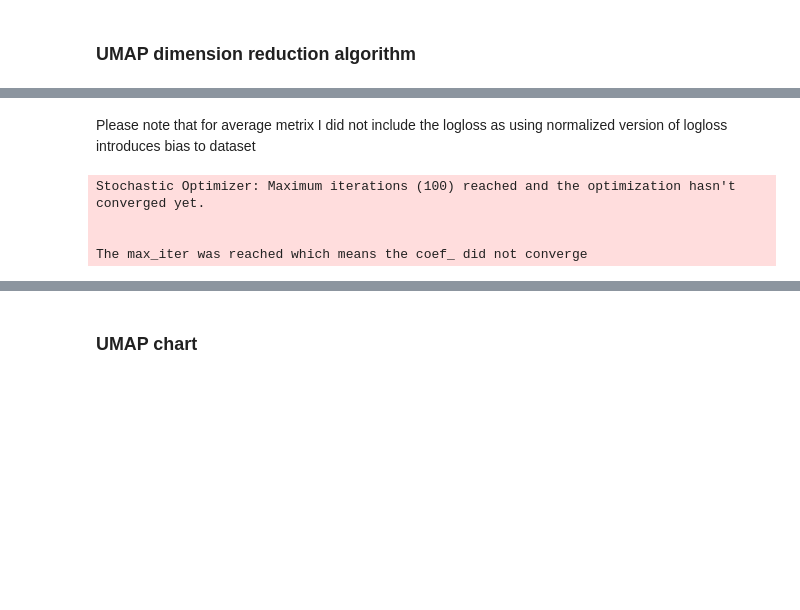
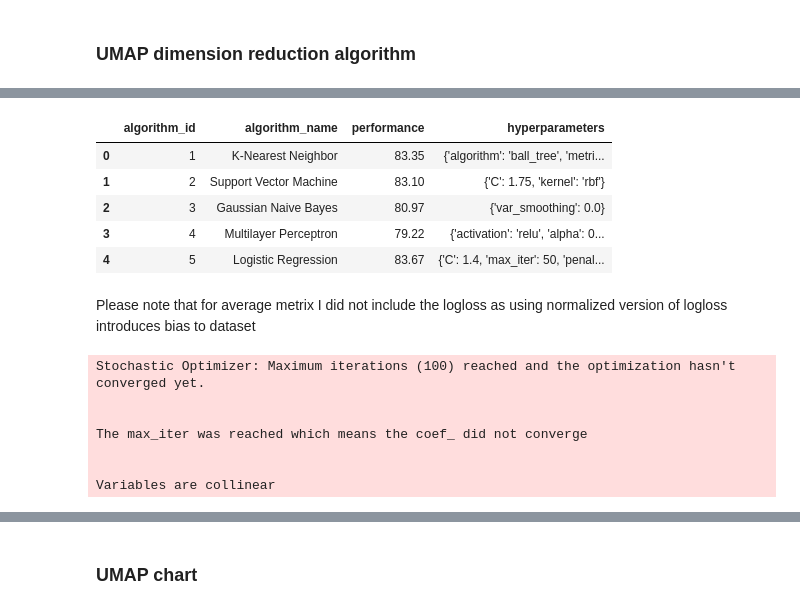
Before and after one commit to iploshchik/MetaStackVis, a Jupyter notebook: 2dv50e.ipynb, the cells around one changed output, grey strips where cells are left out. Cells and saved outputs as stored; diff of their text form; code cells hidden in the pictures; blank space fills up the shorter version.

Commit message:
added UMAP for metrics

```diff
--- a/2dv50e.ipynb
+++ b/2dv50e.ipynb
@@ -52,7 +54,7 @@ x_train = pd.DataFrame(df_source_scaled, columns=df_source.columns)
 ### UMAP dimension reduction algorithm
 # %%
 # UMAP function
-def umap_model (df_prob = df_probabilities, df_mod = df_model, parameter_umap_n_neighbors = 10, parameter_umap_min_dist = 0.5,
+def umap_model (df_prob = df_probabilities, df_mod = df_model, parameter_umap_n_neighbors = 20, parameter_umap_min_dist = 0.5,
                 parameter_umap_metric = 'euclidean'):
 
         algos = {1:'K-Nearest Neighbor', 2:'Support Vector Machine', 3:'Gaussian Naive Bayes', 4:'Multilayer Perceptron', 5:'Logistic Regression',
@@ -124,0 +126,9 @@ The plan is to extract hyperparameters from the best performing model per algori
+# %%
+def best_params(df_umap):
+   # Select hyperparameters for best model in each algorithm
+    df_umap_best = df_umap.groupby('algorithm_id').apply(lambda x: x.sort_values('performance', ascending=False).iloc[0])
+    # reset algorithm_nr as  index
+    df_umap_best = df_umap_best.reset_index(drop=True)
+    # keep only algorithm number, name, performance and hyperparameters
+    df_umap_best = df_umap_best[['algorithm_id', 'algorithm_name', 'performance', 'hyperparameters']]
+    return df_umap_best
@@ -180,0 +241,11 @@ Define base layer estimators (one per algorithm)
+# %%
+# Exctrude the top models from the dataframe with the respective hyperparameters
+meta_params = best_params(df_umap)
+meta_params.head()
+# %% [output]
+|  | algorithm_id | algorithm_name | performance | hyperparameters |
+| 0 | 1 | K-Nearest Neighbor | 83.35 | {'algorithm': 'ball_tree', 'metri... |
+| 1 | 2 | Support Vector Machine | 83.10 | {'C': 1.75, 'kernel': 'rbf'} |
+| 2 | 3 | Gaussian Naive Bayes | 80.97 | {'var_smoothing': 0.0} |
+| 3 | 4 | Multilayer Perceptron | 79.22 | {'activation': 'relu', 'alpha': 0... |
+| 4 | 5 | Logistic Regression | 83.67 | {'C': 1.4, 'max_iter': 50, 'penal... |
@@ -206,9 +291,9 @@ df_model_meta = pd.DataFrame(columns=df_model.columns)
 # create dataframe for top_models probabilities
 df_prob_meta = pd.DataFrame()
 
-for x in range(0, len(estimators)):
-        final_estimator = estimators[x][1]
-        clf = StackingClassifier(estimators=estimators, final_estimator=final_estimator, n_jobs=-1)
+for x in range(0, len(final_estimators)):
+        final_estimator = final_estimators[x][1]
+        clf = StackingClassifier(estimators=estimators, final_estimator=final_estimator, n_jobs=-1, cv=5)
         clf.fit(x_train, y_train)
         y_pred = clf.predict(x_train)
         y_pred = pd.Series(y_pred)
@@ -238,7 +323,7 @@ for x in range(0, len(estimators)):
         gmean = round(geometric_mean_score(y_train, y_pred, average='weighted')*100, 2)
         mcc = round(matthews_corrcoef(y_train, y_pred)*100, 2)
         f1_weighted = round(f1_score(y_train, y_pred, average='weighted')*100, 2)
-        log_loss = round(metrics.log_loss(y_train, y_pred)*100, 2)
+        log_loss = round(metrics.log_loss(y_train, y_pred, normalize=True)*100, 2)
         average_metrics = (accuracy + precision + recall + roc_auc + gmean + mcc + f1_weighted) / 7
         average_metrics = round(average_metrics, 2)
         # add performance metrics to df_model_meta using pd.concat with index
@@ -250,3 +335,6 @@ Stochastic Optimizer: Maximum iterations (100) reached and the optimization hasn
 
 
 The max_iter was reached which means the coef_ did not converge
+
+
+Variables are collinear
```
Also changed, not shown: parts of 32 cells of this notebook, 4 other files.
